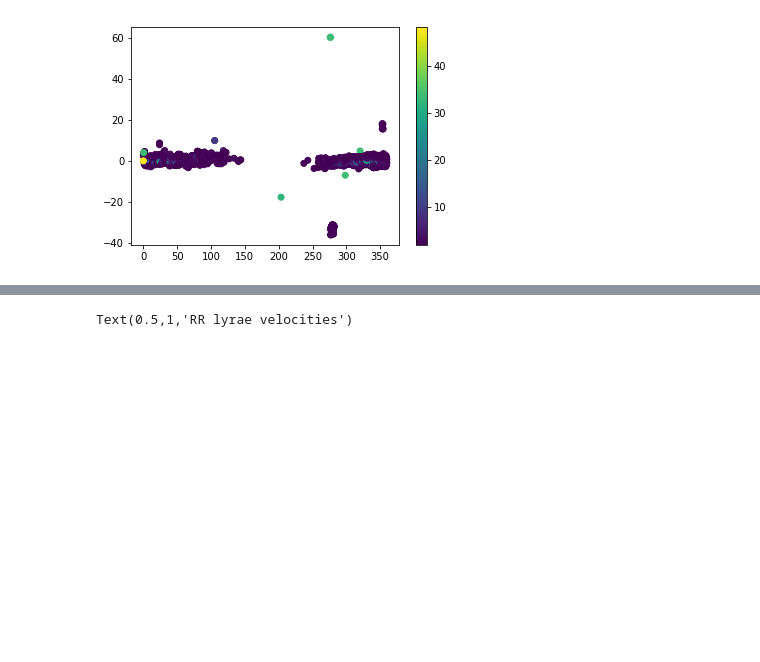
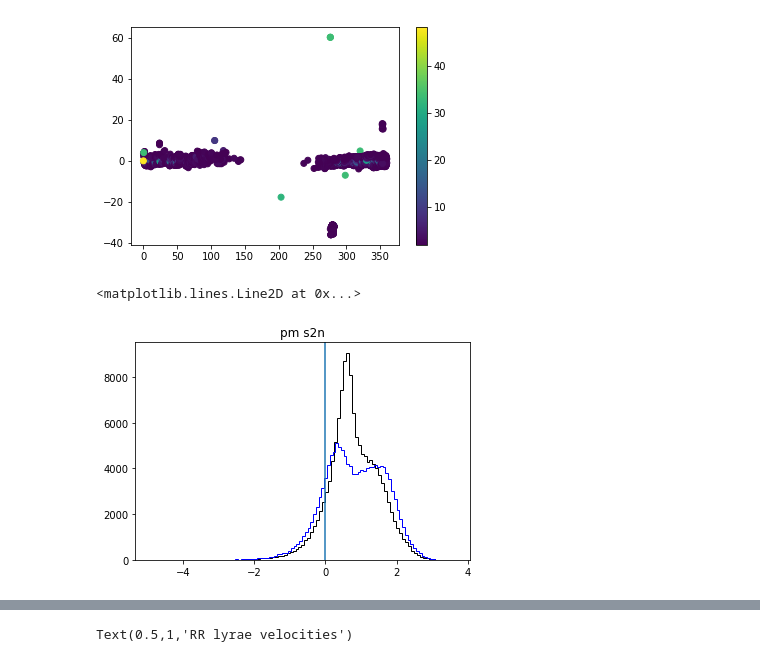
Before and after one commit to andersdot/gaiaDR2, a Jupyter notebook: rrlyrae.ipynb, the cells around one changed output, grey strips where cells are left out. Drawn from its saved outputs; the diff is of its cells as text; code cells hidden in the pictures; blank space fills up the shorter version.

```diff
--- a/rrlyrae.ipynb
+++ b/rrlyrae.ipynb
@@ -91,3 +96,12 @@ plt.colorbar()
 # %% [output]
 <matplotlib.colorbar.Colorbar at 0x...>
 [figure]
+# %%
+now = ~np.isnan(data['pmra']) & ~np.isnan(data['pmdec'])
+plt.hist(np.log10(np.abs(data['pmra'][now]/data['pmra_error'][now])), bins=100, histtype='step', color='black')
+plt.hist(np.log10(np.abs(data['pmdec'][now]/data['pmdec_error'][now])), bins=100, histtype='step', color='blue')
+plt.title('pm s2n')
+plt.axvline(np.log10(1))
+# %% [output]
+<matplotlib.lines.Line2D at 0x...>
+[figure, added]
```
Also changed, not shown: parts of 21 cells of this notebook.
